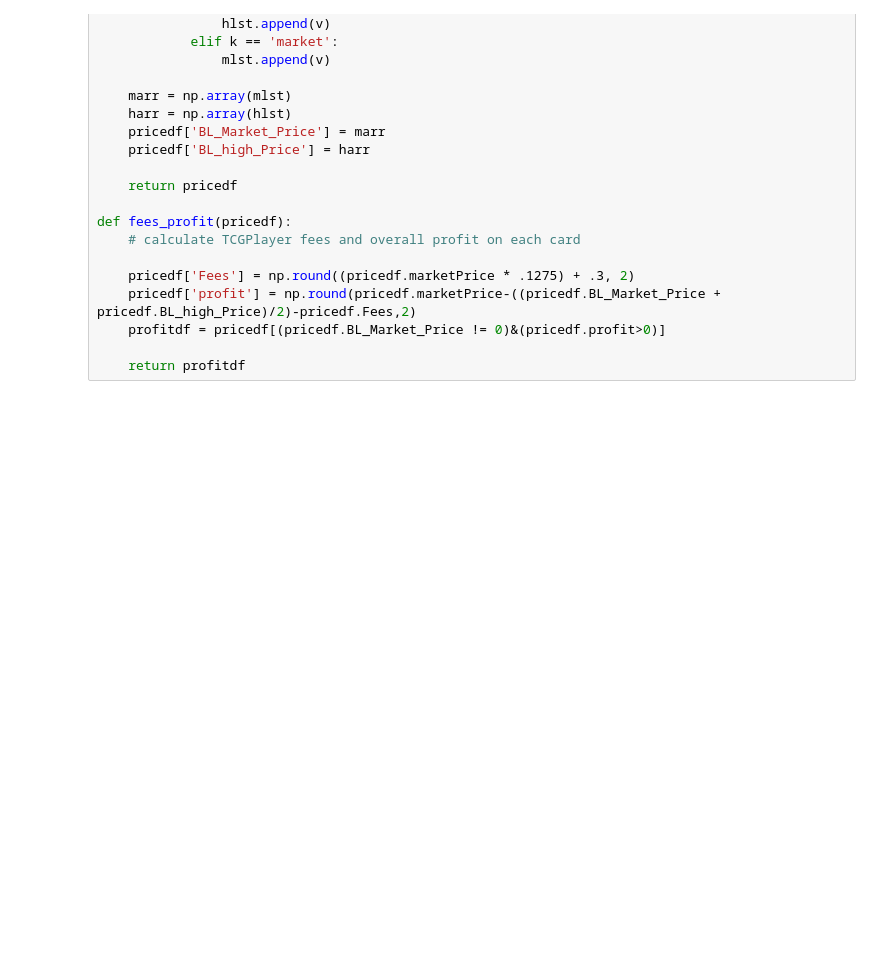
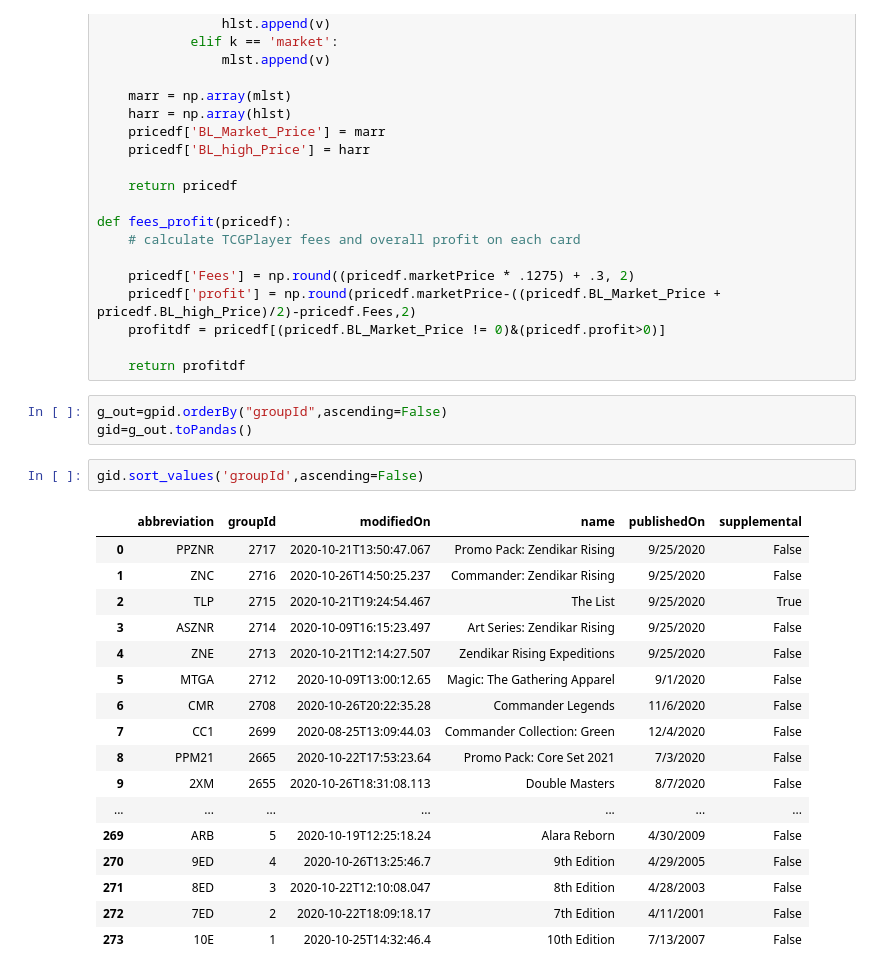
Before and after one commit to chriscoyle38/MTGDataProject, a Jupyter notebook: Magic Capstone.ipynb, the cells around one changed output. Drawn from its saved outputs; the diff is of its cells as text; blank space fills up the shorter version.

```diff
--- a/Magic Capstone.ipynb
+++ b/Magic Capstone.ipynb
@@ -130,6 +111,29 @@ def fees_profit(pricedf):
     profitdf = pricedf[(pricedf.BL_Market_Price != 0)&(pricedf.profit>0)]
 
     return profitdf
+# %%
+g_out=gpid.orderBy("groupId",ascending=False)
+gid=g_out.toPandas()
+# %%
+gid.sort_values('groupId',ascending=False)
+# %% [output]
+|  | abbreviation | groupId | modifiedOn | name | publishedOn | supplemental |
+| 0 | PPZNR | 2717 | 2020-10-21T13:50:47.067 | Promo Pack: Zendikar Rising | 9/25/2020 | False |
+| 1 | ZNC | 2716 | 2020-10-26T14:50:25.237 | Commander: Zendikar Rising | 9/25/2020 | False |
+| 2 | TLP | 2715 | 2020-10-21T19:24:54.467 | The List | 9/25/2020 | True |
+| 3 | ASZNR | 2714 | 2020-10-09T16:15:23.497 | Art Series: Zendikar Rising | 9/25/2020 | False |
+| 4 | ZNE | 2713 | 2020-10-21T12:14:27.507 | Zendikar Rising Expeditions | 9/25/2020 | False |
+| 5 | MTGA | 2712 | 2020-10-09T13:00:12.65 | Magic: The Gathering Apparel | 9/1/2020 | False |
+| 6 | CMR | 2708 | 2020-10-26T20:22:35.28 | Commander Legends | 11/6/2020 | False |
+| 7 | CC1 | 2699 | 2020-08-25T13:09:44.03 | Commander Collection: Green | 12/4/2020 | False |
+| 8 | PPM21 | 2665 | 2020-10-22T17:53:23.64 | Promo Pack: Core Set 2021 | 7/3/2020 | False |
+| 9 | 2XM | 2655 | 2020-10-26T18:31:08.113 | Double Masters | 8/7/2020 | False |
+| ... | ... | ... | ... | ... | ... | ... |
+| 269 | ARB | 5 | 2020-10-19T12:25:18.24 | Alara Reborn | 4/30/2009 | False |
+| 270 | 9ED | 4 | 2020-10-26T13:25:46.7 | 9th Edition | 4/29/2005 | False |
+| 271 | 8ED | 3 | 2020-10-22T12:10:08.047 | 8th Edition | 4/28/2003 | False |
+| 272 | 7ED | 2 | 2020-10-22T18:09:18.17 | 7th Edition | 4/11/2001 | False |
+| 273 | 10E | 1 | 2020-10-25T14:32:46.4 | 10th Edition | 7/13/2007 | False |
 # %%
 mtgset = input("Input set abbreviation to get prices:")
 # %% [output]
```
Also changed, not shown: parts of 12 cells of this notebook, 2 other files.
